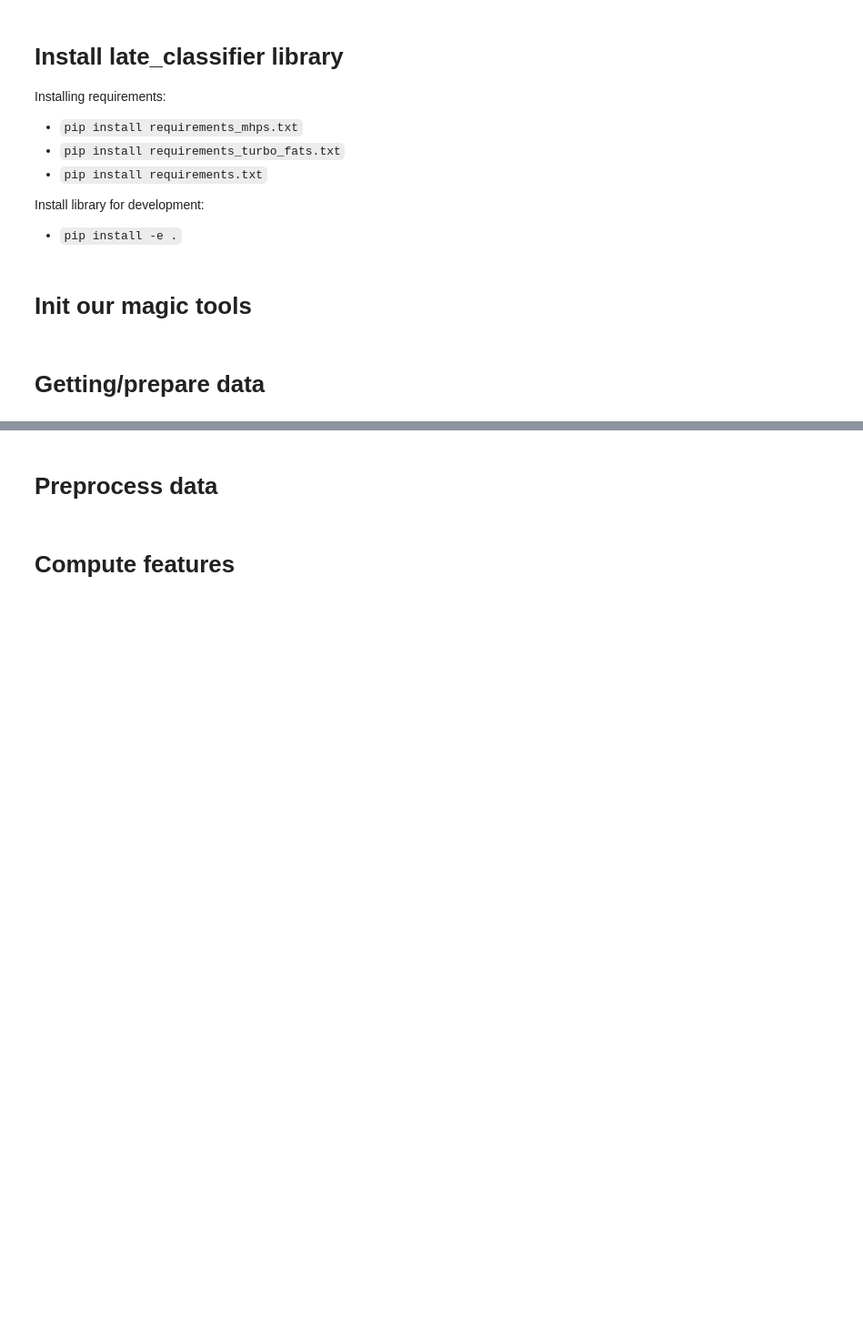
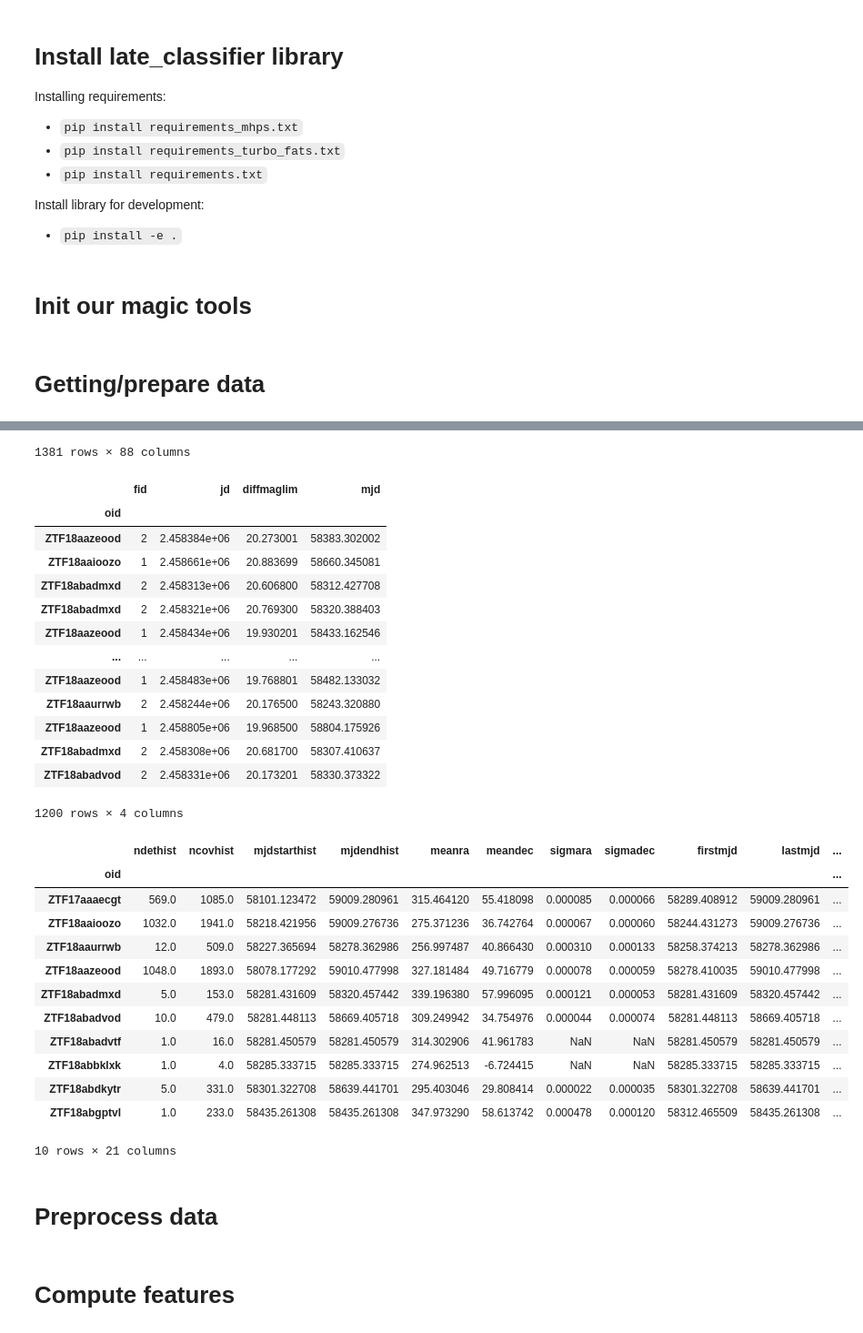
Before and after one commit to alercebroker/lc_classifier, a Jupyter notebook: notebooks/use_case_hierarchical_features.ipynb, the cells around one changed output, grey strips where cells are left out. Shown at 91% size. Saved outputs shown, nothing was run; the diff lists cells and outputs as text; code cells hidden in the pictures; blank space fills up the shorter version.

```diff
--- a/notebooks/use_case_hierarchical_features.ipynb
+++ b/notebooks/use_case_hierarchical_features.ipynb
@@ -23,6 +23,8 @@ extractor = CustomHierarchicalExtractor()
 detections = pd.read_parquet("../data_examples/parquets/10_objects_corrected.parquet")
 non_detections = pd.read_parquet("../data_examples/parquets/10_objects_non_detections.parquet",
                                 columns=["objectId", "fid", "jd", "diffmaglim"])
+objects = pd.read_parquet("../data_examples/parquets/10_objects_objstats.parquet")
+magstats = pd.read_parquet("../data_examples/parquets/10_objects_magstats.parquet")
 
 non_detections["mjd"] = non_detections["jd"] - 2400000.5
 
@@ -33,5 +35,9 @@ detections.index.name = 'oid'
 non_detections.set_index("objectId", inplace=True)
 non_detections.index.name = 'oid'
 
-#display(detections)
-#display(non_detections)
+objects.index.name = 'oid'
+
+display(detections)
+display(non_detections)
+display(objects)
+# %% [output]
@@ -38,3 +57,31 @@ non_detections.index.name = 'oid'
+1381 rows × 88 columns
+|  | fid | jd | diffmaglim | mjd |
+| oid |  |  |  |  |
+| ZTF18aazeood | 2 | 2.458384e+06 | 20.273001 | 58383.302002 |
+| ZTF18aaioozo | 1 | 2.458661e+06 | 20.883699 | 58660.345081 |
+| ZTF18abadmxd | 2 | 2.458313e+06 | 20.606800 | 58312.427708 |
+| ZTF18abadmxd | 2 | 2.458321e+06 | 20.769300 | 58320.388403 |
+| ZTF18aazeood | 1 | 2.458434e+06 | 19.930201 | 58433.162546 |
+| ... | ... | ... | ... | ... |
+| ZTF18aazeood | 1 | 2.458483e+06 | 19.768801 | 58482.133032 |
+| ZTF18aaurrwb | 2 | 2.458244e+06 | 20.176500 | 58243.320880 |
+| ZTF18aazeood | 1 | 2.458805e+06 | 19.968500 | 58804.175926 |
+| ZTF18abadmxd | 2 | 2.458308e+06 | 20.681700 | 58307.410637 |
+| ZTF18abadvod | 2 | 2.458331e+06 | 20.173201 | 58330.373322 |
+1200 rows × 4 columns
+|  | ndethist | ncovhist | mjdstarthist | mjdendhist | meanra | meandec | sigmara | sigmadec | firstmjd | lastmjd | ... |
+| oid |  |  |  |  |  |  |  |  |  |  | ... |
+| ZTF17aaaecgt | 569.0 | 1085.0 | 58101.123472 | 59009.280961 | 315.464120 | 55.418098 | 0.000085 | 0.000066 | 58289.408912 | 59009.280961 | ... |
+| ZTF18aaioozo | 1032.0 | 1941.0 | 58218.421956 | 59009.276736 | 275.371236 | 36.742764 | 0.000067 | 0.000060 | 58244.431273 | 59009.276736 | ... |
+| ZTF18aaurrwb | 12.0 | 509.0 | 58227.365694 | 58278.362986 | 256.997487 | 40.866430 | 0.000310 | 0.000133 | 58258.374213 | 58278.362986 | ... |
+| ZTF18aazeood | 1048.0 | 1893.0 | 58078.177292 | 59010.477998 | 327.181484 | 49.716779 | 0.000078 | 0.000059 | 58278.410035 | 59010.477998 | ... |
+| ZTF18abadmxd | 5.0 | 153.0 | 58281.431609 | 58320.457442 | 339.196380 | 57.996095 | 0.000121 | 0.000053 | 58281.431609 | 58320.457442 | ... |
+| ZTF18abadvod | 10.0 | 479.0 | 58281.448113 | 58669.405718 | 309.249942 | 34.754976 | 0.000044 | 0.000074 | 58281.448113 | 58669.405718 | ... |
+| ZTF18abadvtf | 1.0 | 16.0 | 58281.450579 | 58281.450579 | 314.302906 | 41.961783 | NaN | NaN | 58281.450579 | 58281.450579 | ... |
+| ZTF18abbklxk | 1.0 | 4.0 | 58285.333715 | 58285.333715 | 274.962513 | -6.724415 | NaN | NaN | 58285.333715 | 58285.333715 | ... |
+| ZTF18abdkytr | 5.0 | 331.0 | 58301.322708 | 58639.441701 | 295.403046 | 29.808414 | 0.000022 | 0.000035 | 58301.322708 | 58639.441701 | ... |
+| ZTF18abgptvl | 1.0 | 233.0 | 58435.261308 | 58435.261308 | 347.973290 | 58.613742 | 0.000478 | 0.000120 | 58312.465509 | 58435.261308 | ... |
+10 rows × 21 columns
 # %% [markdown]
 # Preprocess data
 # %%
```
Also changed, not shown: parts of 3 cells of this notebook, 7 other files.
